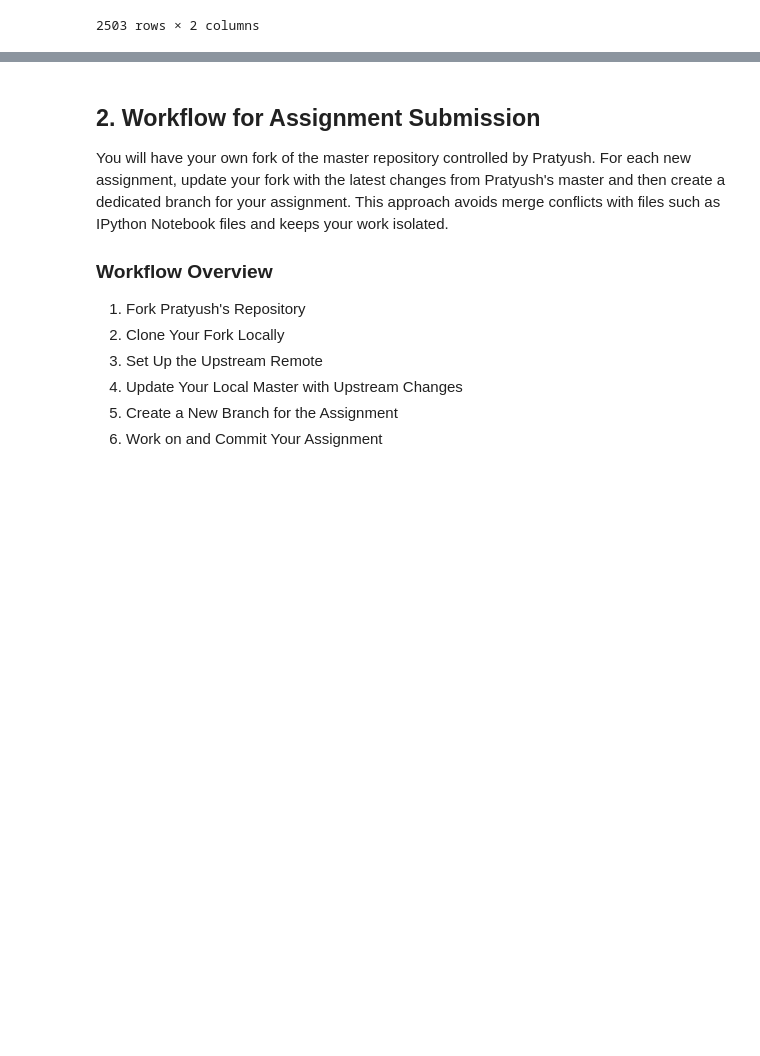
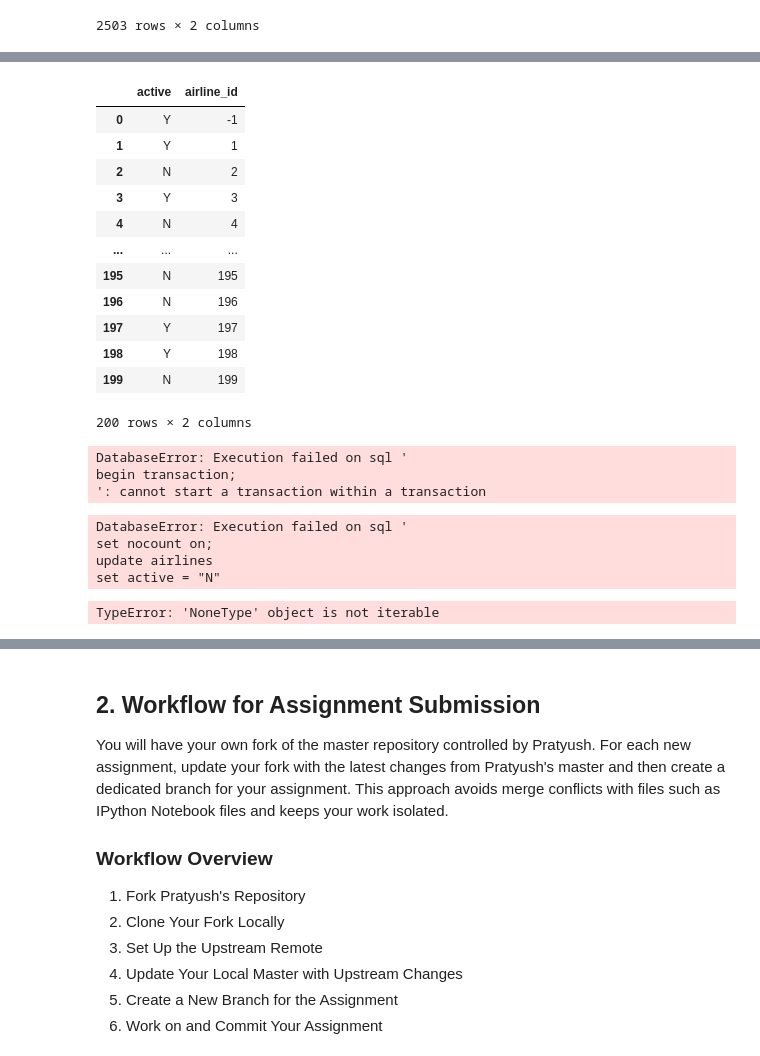
Before and after one commit to vivagrace/data_alchemy_assignments, a Jupyter notebook: Wk2_SQL.ipynb, the cells around one changed output, grey strips where cells are left out. Drawn from its saved outputs; the diff is of its cells as text; code cells hidden in the pictures; blank space fills up the shorter version.

Commit message:
Committing again to refresh my program. Nearly done... finally

```diff
--- a/Wk2_SQL.ipynb
+++ b/Wk2_SQL.ipynb
@@ -373,2 +323,57 @@ df
 # %%
 ## Question 9: Update the `active` status to `'N'` for the airline with a specific `airline_id` (e.g., `1234`) in the `airlines` table.
+q9check = """
+select active, airline_id
+from airlines
+limit 200;
+"""
+df = pd.read_sql_query(q9check, conn)
+df
+
+#First check of how the data initially looks
+# %% [output]
+|  | active | airline_id |
+| 0 | Y | -1 |
+| 1 | Y | 1 |
+| 2 | N | 2 |
+| 3 | Y | 3 |
+| 4 | N | 4 |
+| ... | ... | ... |
+| 195 | N | 195 |
+| 196 | N | 196 |
+| 197 | Y | 197 |
+| 198 | Y | 198 |
+| 199 | N | 199 |
+200 rows × 2 columns
+# %%
+begin_q = """
+begin transaction;
+"""
+df = pd.read_sql_query(begin_q, conn)
+df
+#Begin transaction
+# %% [output]
+DatabaseError: Execution failed on sql '
+begin transaction;
+': cannot start a transaction within a transaction
+# %%
+q9 = """
+update airlines
+set active = "N"
+where airline_id = 198
+"""
+df = pd.read_sql_query(q9, conn)
+df
+# %% [output]
+DatabaseError: Execution failed on sql '
+set nocount on;
+update airlines
+set active = "N"
+# %%
+commit_q = """
+commit;
+"""
+df = pd.read_sql_query(commit_q, conn)
+df
+# %% [output]
+TypeError: 'NoneType' object is not iterable
```
Also changed, not shown: parts of 8 cells of this notebook, 1 other file.
